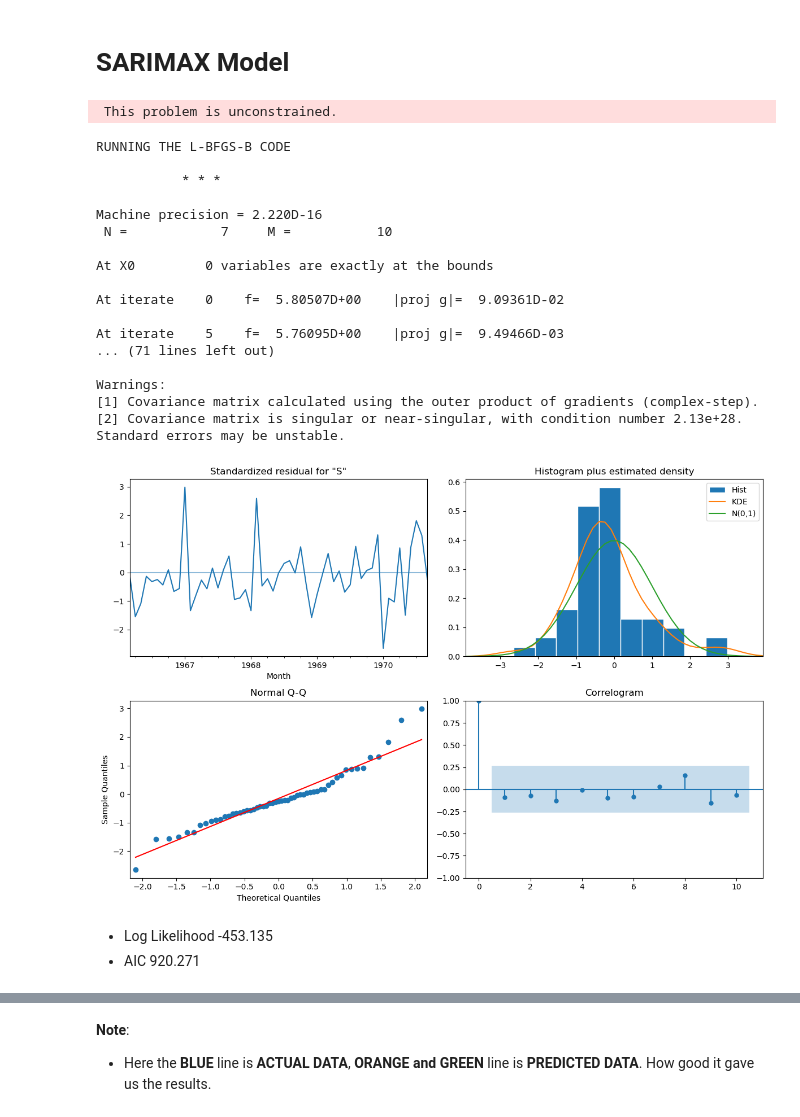
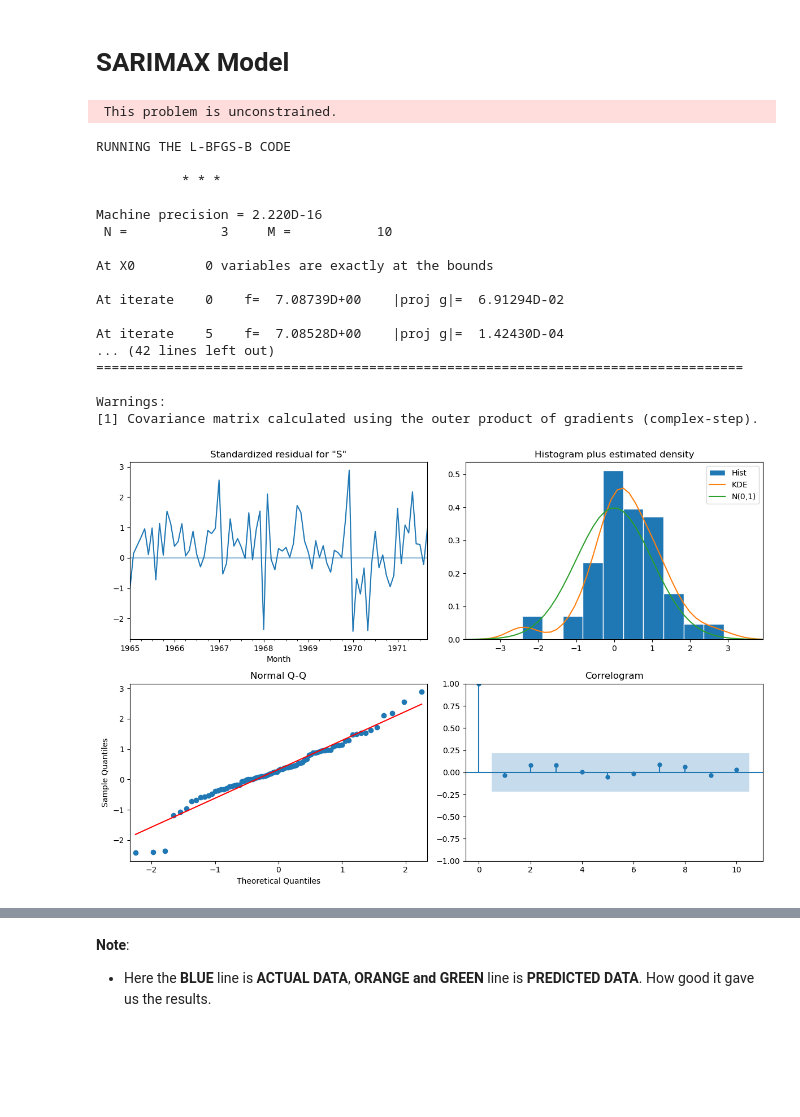
Before and after one commit to celik-muhammed/DL_Deploy_Time_Series-Product-Sales-Project, a Jupyter notebook: ml_time_series_deploy_product_sales_prediction_v1.ipynb, the cells around one changed output, grey strips where cells are left out. Saved outputs shown, nothing was run; the diff lists cells and outputs as text; code cells hidden in the pictures; blank space fills up the shorter version.

Commit message:
Work on Time Sries V1

```diff
--- a/ml_time_series_deploy_product_sales_prediction_v1.ipynb
+++ b/ml_time_series_deploy_product_sales_prediction_v1.ipynb
@@ -647,19 +682,20 @@ The parameters of the ARIMA model can be defined as follows:
 # %% [markdown]
 ## TimeSeriesSplit
 # %%
-from sklearn.model_selection import TimeSeriesSplit
+# from sklearn.model_selection import TimeSeriesSplit
+# tss = TimeSeriesSplit(n_splits=2, test_size=24, gap=0).split(y)
 
-X = df.index
-X.freq = pd.infer_freq(df.index)
+# Use if freq warning
+# train.index.freq = pd.infer_freq(df.index)
+# test.index.freq  = pd.infer_freq(df.index)
+
+
+from pmdarima.model_selection import train_test_split
+
+# Load/split your data
 y = df['Sales']
+train, test = pm.model_selection.train_test_split(y, test_size=12)
 
-for train_index, test_index in TimeSeriesSplit(n_splits=2, test_size=24, gap=0).split(X):
-    X_train, X_test = X[train_index], X[test_index]
-    y_train, y_test = y[train_index], y[test_index]
-
-    X_train.freq = pd.infer_freq(df.index)
-    X_test.freq  = pd.infer_freq(df.index)
-
-    # Perform your desired operations on the train and test sets
-    print(X_train.shape, X_test.shape, y_train.shape, y_test.shape)
+# Perform your desired operations on the train and test sets
+print(train.shape, test.shape)
 # %% [output]
@@ -829,43 +850,40 @@ ARIMA Model Test Data RMSE : 2999.135
 # %% [markdown]
 # SARIMAX Model
 # %%
-model = sm.tsa.statespace.SARIMAX(y_train,
-                                  order=(2,2,1),              # order = (p, d, q)
-                                  seasonal_order=(2,2,1,12),  # seasonal_order = (p, d, q, shift)
+model = sm.tsa.statespace.SARIMAX(train,
+                                  order=(0,0,1),              # order = (p, d, q)
+                                  seasonal_order=(1,1,0,12),  # seasonal_order = (p, d, q, shift)
                      freq='MS',                   # Specify the frequency as 'MS' for monthly data
                     )
 model = model.fit(maxiter=1000)
 # Evaluate the model
 print(model.summary())
 # model.mle_retvals
 
 # Examine diagnostic plots
 model.plot_diagnostics(figsize=(12, 8))
 plt.tight_layout()
 plt.show()
 # %% [output]
  This problem is unconstrained.
 RUNNING THE L-BFGS-B CODE
 
            * * *
 
 Machine precision = 2.220D-16
- N =            7     M =           10
+ N =            3     M =           10
 
 At X0         0 variables are exactly at the bounds
 
-At iterate    0    f=  5.80507D+00    |proj g|=  9.09361D-02
+At iterate    0    f=  7.08739D+00    |proj g|=  6.91294D-02
 
-At iterate    5    f=  5.76095D+00    |proj g|=  9.49466D-03
-... (71 lines left out)
+At iterate    5    f=  7.08528D+00    |proj g|=  1.42430D-04
+... (42 lines left out)
+===================================================================================
 
 Warnings:
 [1] Covariance matrix calculated using the outer product of gradients (complex-step).
-[2] Covariance matrix is singular or near-singular, with condition number 2.13e+28. Standard errors may be unstable.
-[figure, old version]
+[figure, new version]
-# %% [markdown]
-- Log Likelihood                -453.135
-- AIC                           920.271
 # %%
 # Save the model permanently and check
 with open('model/model_sarimax.pkl', 'wb') as f:
```
Also changed, not shown: parts of 22 cells of this notebook.
